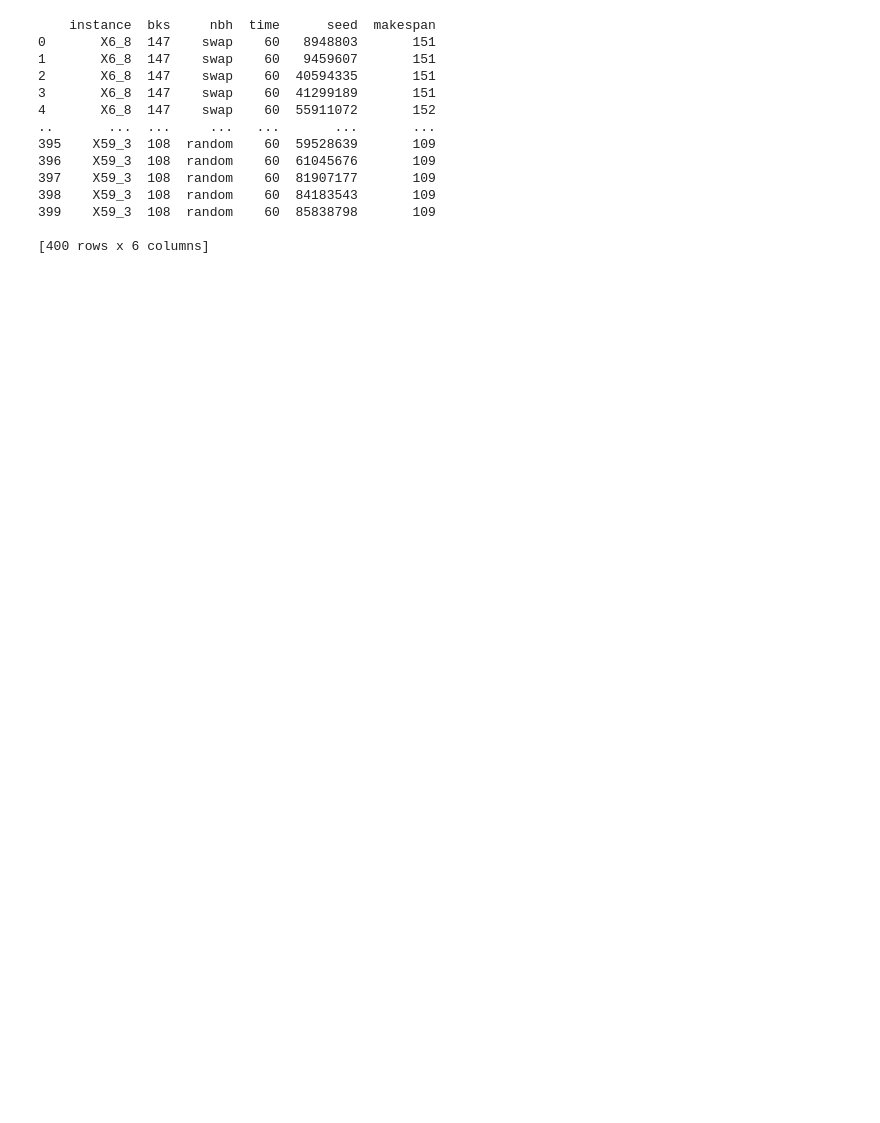
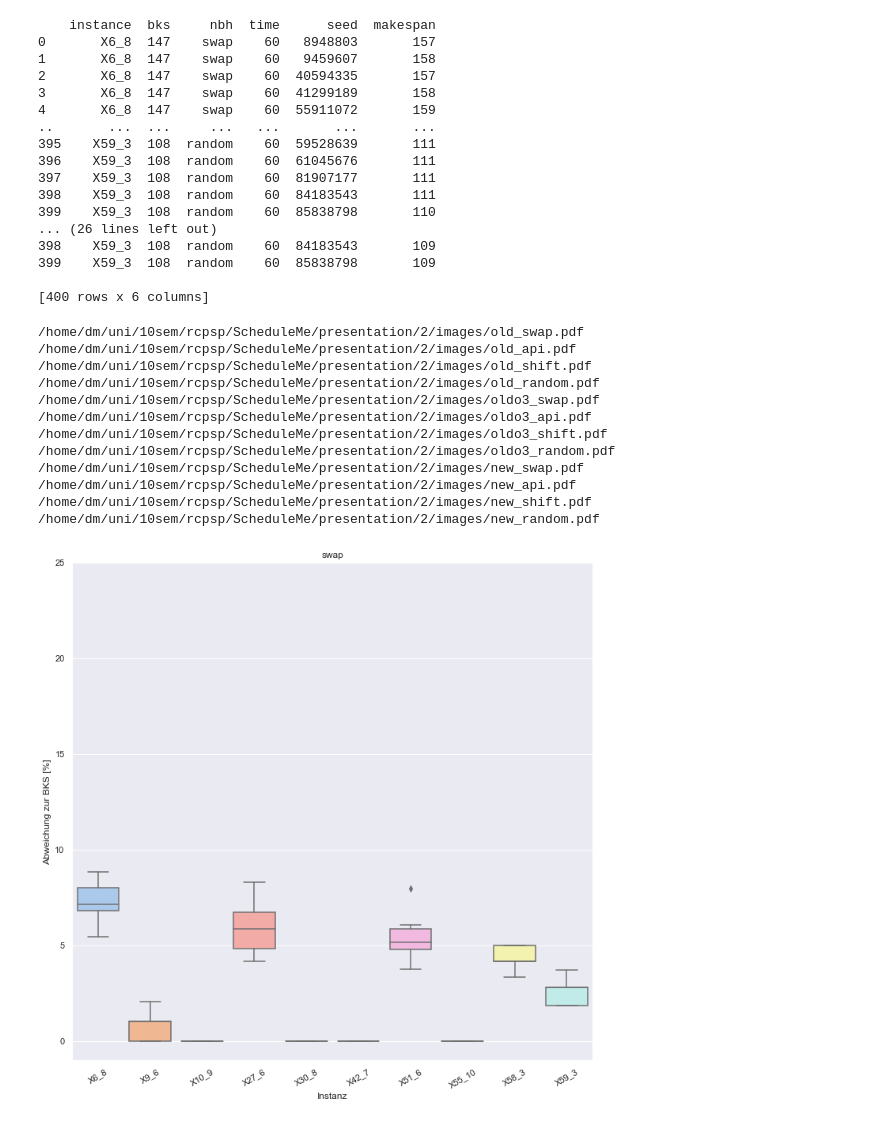
Before and after one commit to mbenahmed1/ScheduleMe, a Jupyter notebook: etc/phase2_plots.ipynb, the cells around one changed output. Drawn from its saved outputs; the diff is of its cells as text; code cells hidden in the pictures; blank space fills up the shorter version.

```diff
--- a/etc/phase2_plots.ipynb
+++ b/etc/phase2_plots.ipynb
@@ -1,19 +1,77 @@
 # %%
 import pandas as pd
-data = pd.read_csv("phase2_results/new_60.csv")
-print(data)
+data = []
+data.append(pd.read_csv("phase2_results/old_60.csv"))
+data.append(pd.read_csv("phase2_results/old_60_o3.csv"))
+data.append(pd.read_csv("phase2_results/new_60.csv"))
+print(data[0])
+print(data[1])
+print(data[2])
 # %% [output]
     instance  bks     nbh  time      seed  makespan
-0       X6_8  147    swap    60   8948803       151
-1       X6_8  147    swap    60   9459607       151
-2       X6_8  147    swap    60  40594335       151
-3       X6_8  147    swap    60  41299189       151
-4       X6_8  147    swap    60  55911072       152
+0       X6_8  147    swap    60   8948803       157
+1       X6_8  147    swap    60   9459607       158
+2       X6_8  147    swap    60  40594335       157
+3       X6_8  147    swap    60  41299189       158
+4       X6_8  147    swap    60  55911072       159
 ..       ...  ...     ...   ...       ...       ...
-395    X59_3  108  random    60  59528639       109
-396    X59_3  108  random    60  61045676       109
-397    X59_3  108  random    60  81907177       109
+395    X59_3  108  random    60  59528639       111
+396    X59_3  108  random    60  61045676       111
+397    X59_3  108  random    60  81907177       111
+398    X59_3  108  random    60  84183543       111
+399    X59_3  108  random    60  85838798       110
+... (26 lines left out)
 398    X59_3  108  random    60  84183543       109
 399    X59_3  108  random    60  85838798       109
 
 [400 rows x 6 columns]
+# %%
+import os
+import seaborn as sns
+import matplotlib.pyplot as plt
+
+path = os.path.abspath("../presentation/2/images")
+
+for i, da in enumerate(data):
+    for nbh in ["swap","api","shift","random"]:
+        d = da.loc[da["nbh"] == nbh]
+
+        if i == 0:
+            prefix = "old"
+        if i == 1:
+            prefix = "oldo3"
+        if i == 2:
+            prefix = "new"
+
+        figname = os.path.join(path, f"results_{prefix}_{nbh}.pdf")
+        print(figname)
+
+        fig, ax = plt.subplots(figsize=(10,10))
+        # fig, ax = plt.subplots()
+        sns.set_theme()
+        sns.set_palette("pastel")
+
+        sns.boxplot(ax=ax, x=d.instance,  y=(d.makespan/d.bks - 1) * 100)
+        ax.set(title=nbh, xlabel="Instanz", ylabel="Abweichung zur BKS [%]", ylim=(-1,25))
+
+        # sns.scatterplot(ax=ax, x=d.instance,  y=d.bks, s=100)
+        # sns.boxplot(ax=ax, x=d.instance,  y=d.makespan)
+        # ax.set(title=nbh.upper(), xlabel="Instanz", ylabel="Abweichung zur BKS [%]")
+
+        ax.set_xticklabels(ax.get_xticklabels(), rotation=30)
+        plt.tight_layout()
+        # plt.savefig(figname)
+# %% [output]
+/home/dm/uni/10sem/rcpsp/ScheduleMe/presentation/2/images/old_swap.pdf
+/home/dm/uni/10sem/rcpsp/ScheduleMe/presentation/2/images/old_api.pdf
+/home/dm/uni/10sem/rcpsp/ScheduleMe/presentation/2/images/old_shift.pdf
+/home/dm/uni/10sem/rcpsp/ScheduleMe/presentation/2/images/old_random.pdf
+/home/dm/uni/10sem/rcpsp/ScheduleMe/presentation/2/images/oldo3_swap.pdf
+/home/dm/uni/10sem/rcpsp/ScheduleMe/presentation/2/images/oldo3_api.pdf
+/home/dm/uni/10sem/rcpsp/ScheduleMe/presentation/2/images/oldo3_shift.pdf
+/home/dm/uni/10sem/rcpsp/ScheduleMe/presentation/2/images/oldo3_random.pdf
+/home/dm/uni/10sem/rcpsp/ScheduleMe/presentation/2/images/new_swap.pdf
+/home/dm/uni/10sem/rcpsp/ScheduleMe/presentation/2/images/new_api.pdf
+/home/dm/uni/10sem/rcpsp/ScheduleMe/presentation/2/images/new_shift.pdf
+/home/dm/uni/10sem/rcpsp/ScheduleMe/presentation/2/images/new_random.pdf
+[figure, added]
```
Also changed, not shown: parts of 4 cells of this notebook, 6 other files.
